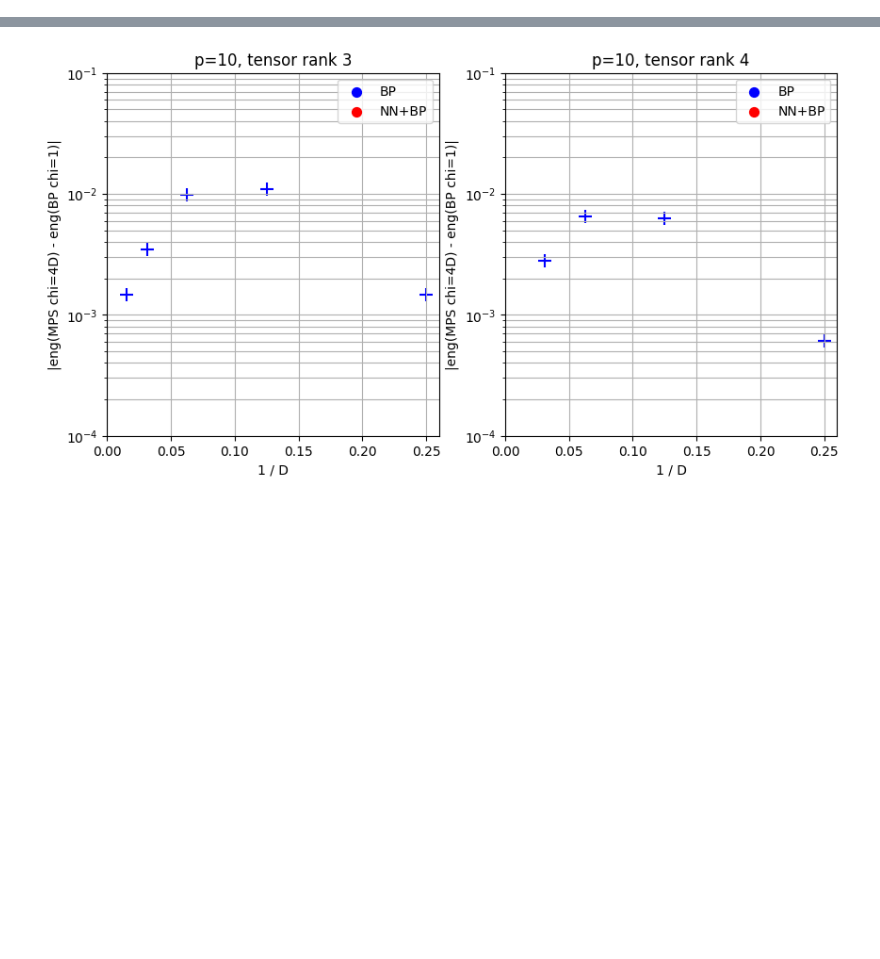
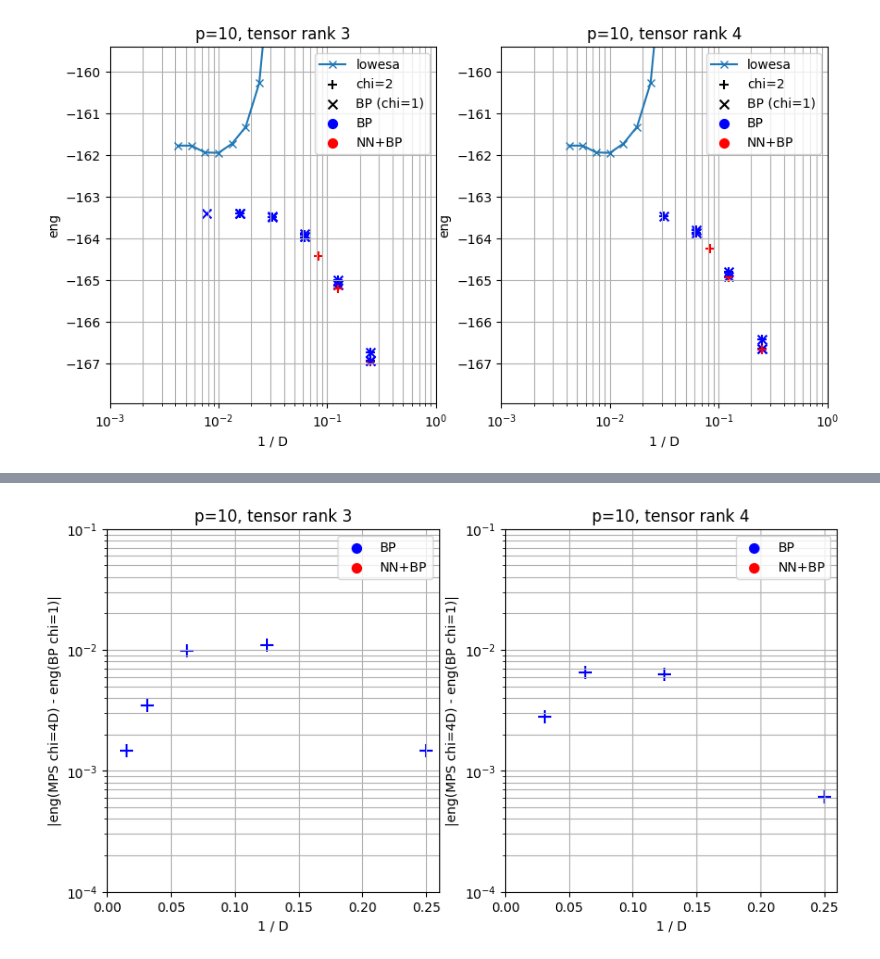
Before and after one commit to marekrams/hex, a Jupyter notebook: results_kyiv.ipynb, the cells around one changed output, grey strips where cells are left out. Drawn from its saved outputs; the diff is of its cells as text; code cells hidden in the pictures; blank space fills up the shorter version.

```diff
--- a/results_kyiv.ipynb
+++ b/results_kyiv.ipynb
@@ -15,3 +15,50 @@ for p in [10, 15, 20]:
 ref = {}
 for p in [10, 15, 20]:
     ref[p] = np.load(f"./problems/transfer_Hamiltonian_ibm_kyiv_0_angles_16_0_p_{p}.pkl", allow_pickle=True)
+# %%
+def plot_energy_lin(p):
+
+    lowesa_x = list(x ** 0.5 for x in ref[p]['en'].keys())
+    lowesa_y = list(sum(x.values()) for x in ref[p]['en'].values())
+
+
+    clrs = {"BP": 'blue', "NN+BP": 'red'}
+    fig, ax = plt.subplots(1, 2)
+    fig.set_size_inches(10, 5)
+    miny = 0
+    maxy = -1000
+    for i, r in enumerate([3, 4]):
+        for pt in res[p][r]:
+            mrk = 'x' if pt["chi"] == '1' else '+'
+            clr = clrs[pt["which"]]
+            ax[i].scatter([1 / float(pt["D"])], float(pt["eng"]),
+                        marker=mrk, color=clr, s=50)
+            miny = min(miny, float(pt["eng"]))
+            maxy = max(maxy, float(pt["eng"]))
+
+        ax[i].plot(lowesa_x, lowesa_y, '-x', label='lowesa')
+        miny = min(min(lowesa_y), miny)
+        #maxy = max(max(lowesa_y), maxy)
+
+        ax[i].set_xscale('log')
+        ax[i].set_xlabel('1 / D')
+        ax[i].set_ylabel(f'eng')
+        ax[i].set_ylim(miny-1, maxy+4)
+        ax[i].set_xlim(1e-3, 1)
+
+        ax[i].grid(which='major')
+        ax[i].grid(which='minor')
+        ax[i].set_title(f'{p=}, tensor rank {r}')
+
+        ax[i].scatter([1.2], [1e-2], marker='+', color='black', s=50, label='chi=2')
+        ax[i].scatter([1.2], [1e-2], marker='x', color='black', s=50, label='BP (chi=1)')
+        for k, v in clrs.items():
+            ax[i].scatter([1.2], [1e-2], marker='o', color=v, s=50, label=k)
+
+        ax[i].legend()
+    # plt.legend()
+# plt.show()
+# %%
+plot_energy_lin(10)
+# %% [output]
+[figure, added]
```
Also changed, not shown: parts of 7 cells of this notebook.
